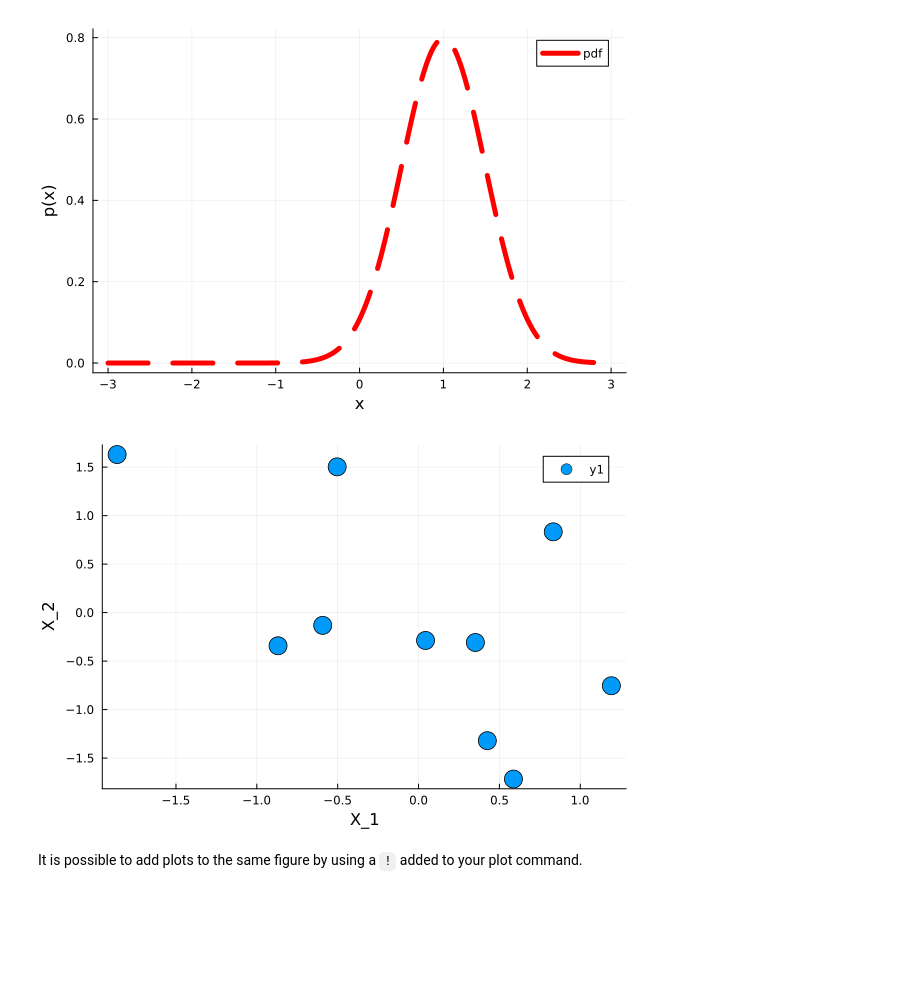
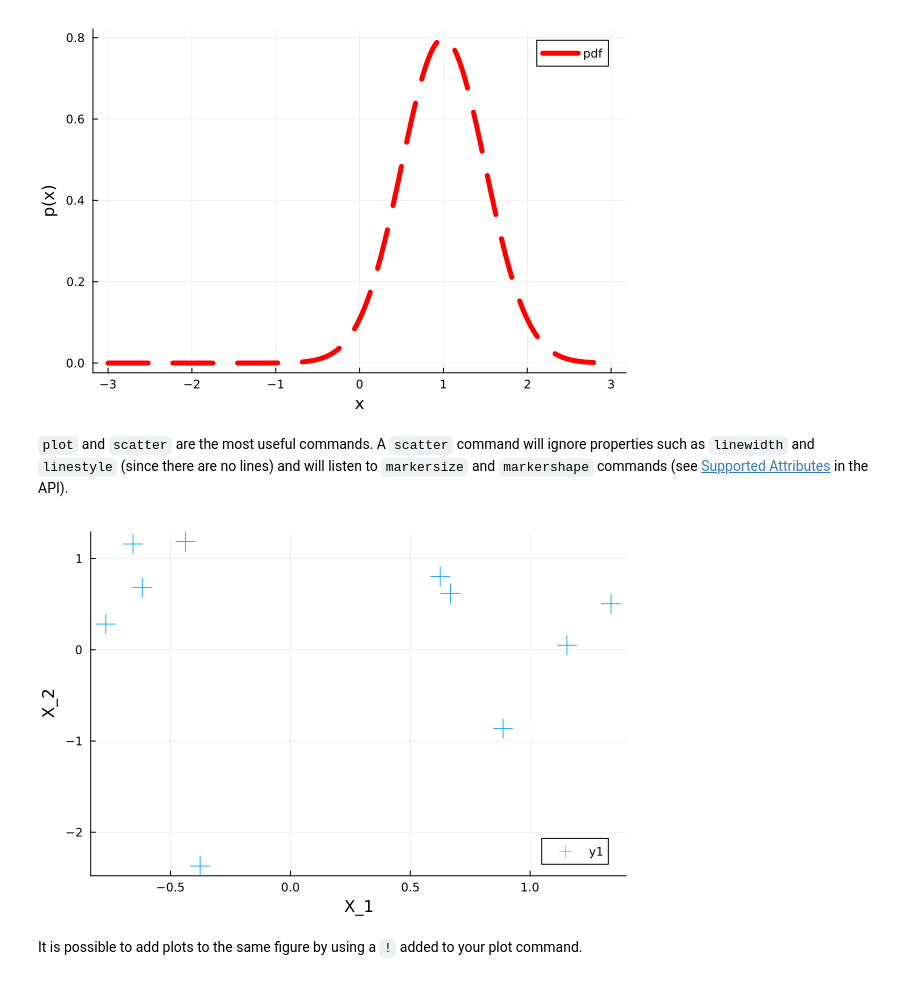
Before and after one commit to bertdv/BMLIP, a Jupyter notebook: lessons/notebooks/Julia-Programming.ipynb, the cells around one changed output. Cells and saved outputs as stored; diff of their text form; code cells hidden in the pictures; blank space fills up the shorter version.

```diff
--- a/lessons/notebooks/Julia-Programming.ipynb
+++ b/lessons/notebooks/Julia-Programming.ipynb
@@ -310,11 +325,13 @@ x = range(-3, stop=3, length=301)
 plot(x, pdf.(px, x), xlabel="x", ylabel="p(x)", label="pdf", color="red", linewidth=5, linestyle=:dash)
 # %% [output]
 [figure]
+# %% [markdown]
+`plot` and `scatter` are the most useful commands. A `scatter` command will ignore properties such as `linewidth` and `linestyle` (since there are no lines) and will listen to `markersize` and `markershape` commands (see [Supported Attributes](https://docs.juliaplots.org/stable/generated/supported/) in the API).
 # %%
 X = randn(10,2)
-scatter(X[:,1], X[:,2], xlabel="X_1", ylabel="X_2", markersize=10)
+scatter(X[:,1], X[:,2], xlabel="X_1", ylabel="X_2", markersize=10, markershape=:cross)
 # %% [output]
-[figure, old version]
+[figure, new version]
 # %% [markdown]
 It is possible to add plots to the same figure by using a `!` added to your plot command.
 # %%
```
Also changed, not shown: parts of 7 cells of this notebook.
